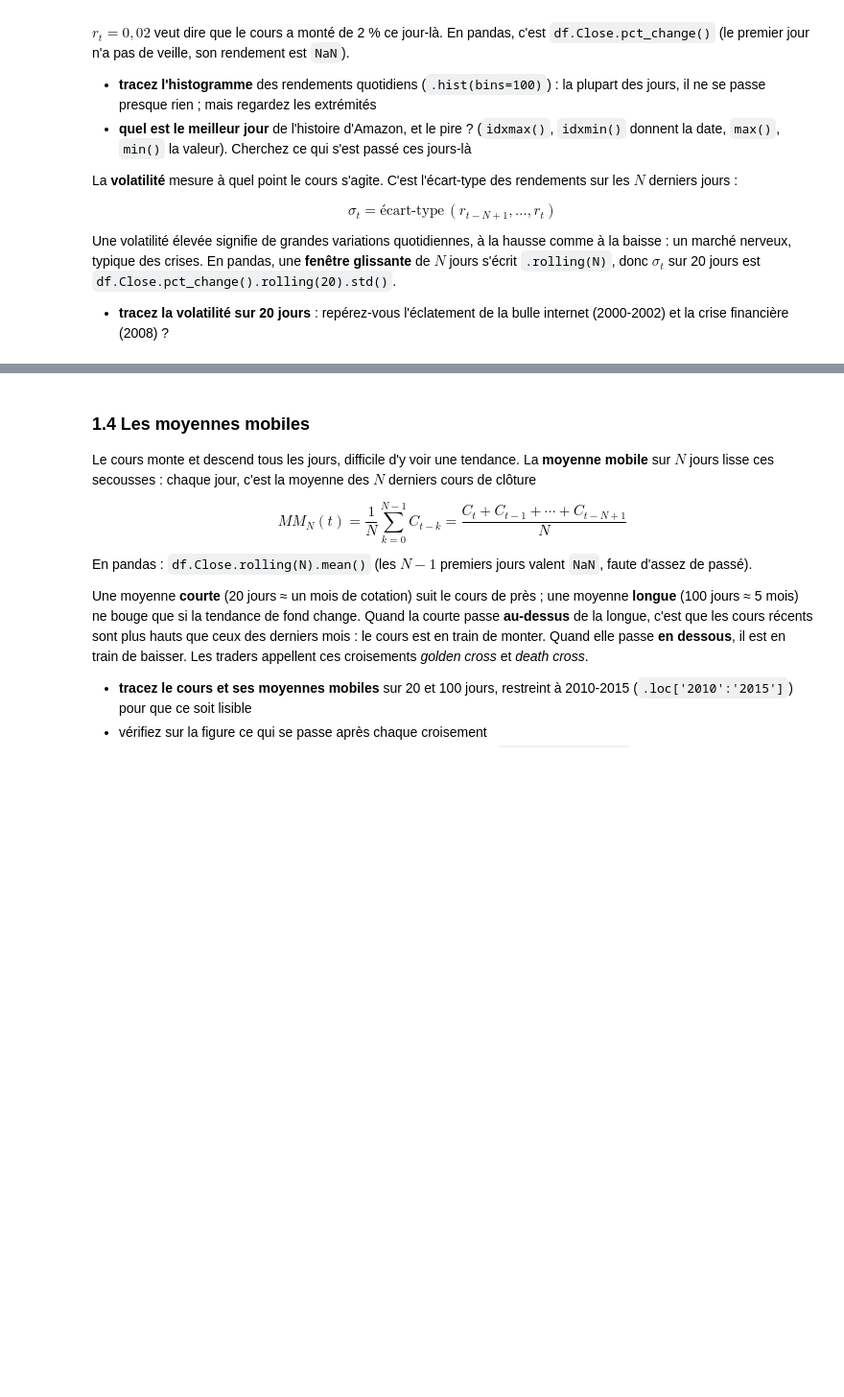
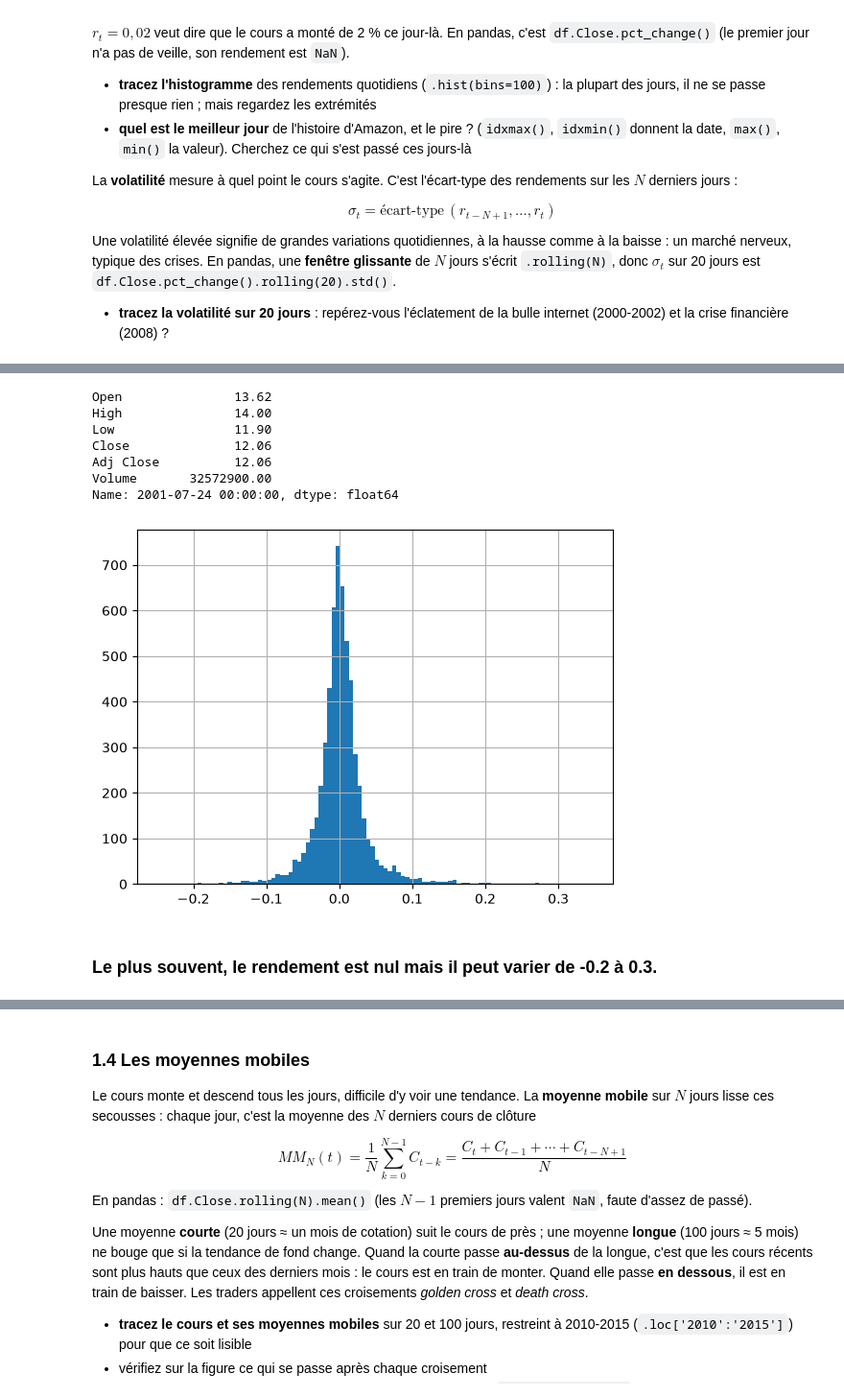
Before and after one commit to SIMVIA-lucas-sovre/projet-trading-pandas, a Jupyter notebook: groupe-2.ipynb, the cells around one changed output, grey strips where cells are left out. Shown at 96% size. Drawn from its saved outputs; the diff is of its cells as text; code cells hidden in the pictures; blank space fills up the shorter version.

```diff
--- a/groupe-2.ipynb
+++ b/groupe-2.ipynb
@@ -68,7 +68,7 @@ Construisez une dataframe `df` :
 Rappels utiles : `pd.read_csv(..., skiprows=)`, `pd.to_datetime()`, `dropna(subset=)`, `set_index()`, `sort_index()`.
 # %%
 df = pd.read_csv('/Users/mbriol/cours-info/projet-trading-pandas/data/Amazon.csv', skiprows=3)
-df['Date'] = pd.to_datetime(df['Date'])
+df['Date']=pd.to_datetime(df['Date'], dayfirst=False)
 df = df.dropna(subset = 'Date')
 df = df.set_index('Date')
 df = df.sort_index()
@@ -137,4 +147,11 @@ En pandas, une **fenêtre glissante** de $N$ jours s'écrit `.rolling(N)`, donc
 
 - **tracez la volatilité sur 20 jours** : repérez-vous l'éclatement de la bulle internet (2000-2002) et la crise financière (2008) ?
 # %%
-# votre code
+r = df.Close.pct_change()
+r.hist(bins=100)
+print(r.idxmax(), r.max())
+print(r.idxmin(), r.min())
+
+df.loc["2001-11-26"]
+df.loc["2001-07-24"]
+# %% [output]
@@ -140,0 +160,10 @@ En pandas, une **fenêtre glissante** de $N$ jours s'écrit `.rolling(N)`, donc
+Open               13.62
+High               14.00
+Low                11.90
+Close              12.06
+Adj Close          12.06
+Volume       32572900.00
+Name: 2001-07-24 00:00:00, dtype: float64
+[figure, added]
+# %% [markdown]
+### Le plus souvent, le rendement est nul mais il peut varier de -0.2 à 0.3.
```
Also changed, not shown: parts of 4 cells of this notebook.
